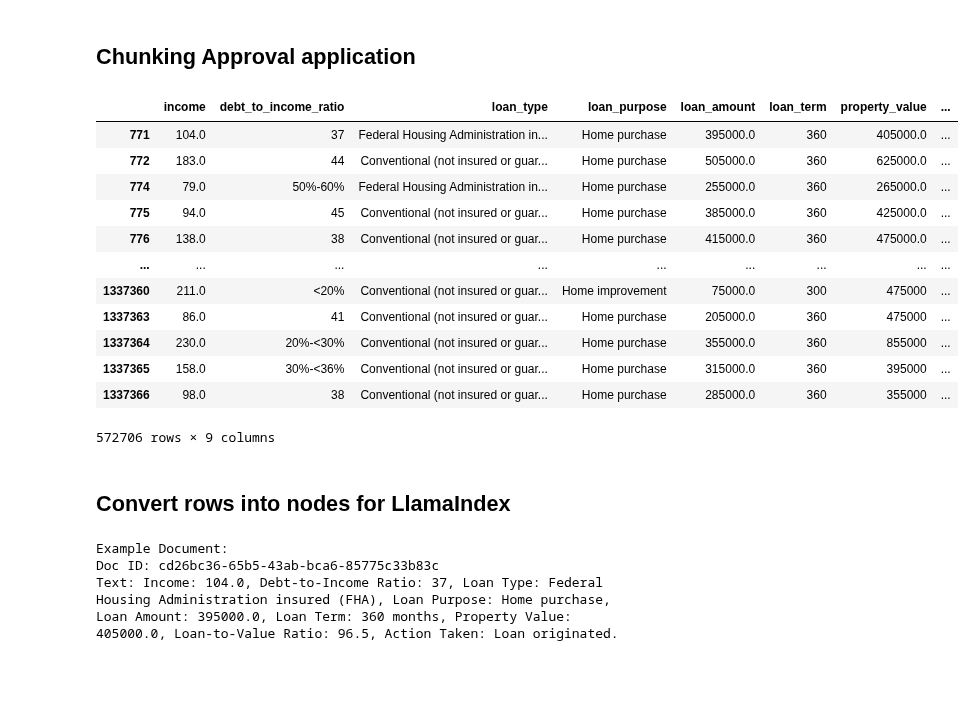
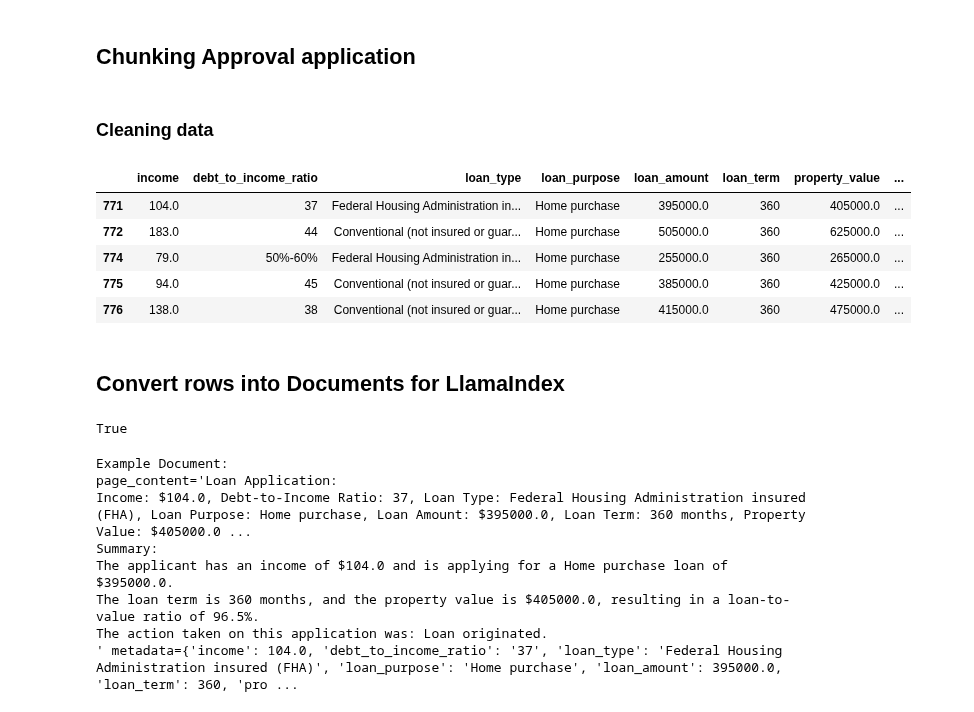
Before and after one commit to quochungtran/LLM-Intelligent-Document-Processing-in-Banking, a Jupyter notebook: notebooks/hmda_data_analyst.ipynb, the cells around one changed output. Saved outputs shown, nothing was run; the diff lists cells and outputs as text; code cells hidden in the pictures; blank space fills up the shorter version.

Commit message:
data ingestions analyst

```diff
--- a/notebooks/hmda_data_analyst.ipynb
+++ b/notebooks/hmda_data_analyst.ipynb
@@ -79,5 +53,7 @@ chunks = {
 # %% [markdown]
 ## Chunking Approval application
+# %% [markdown]
+### Cleaning data
 # %%
 # Mapping dictionary
 action_taken_mapping = {
@@ -130,20 +106,13 @@ approved_categories = [
 approved_applications        = df_org[df_org['action_taken_description'].isin(approved_categories)]
 loan_originated_applications = df_org[df_org['action_taken_description'].isin(['Loan originated'])]
 # %%
-loan_originated_applications
+loan_originated_applications.head()
 # %% [output]
 |  | income | debt_to_income_ratio | loan_type | loan_purpose | loan_amount | loan_term | property_value | ... |
 | 771 | 104.0 | 37 | Federal Housing Administration in... | Home purchase | 395000.0 | 360 | 405000.0 | ... |
 | 772 | 183.0 | 44 | Conventional (not insured or guar... | Home purchase | 505000.0 | 360 | 625000.0 | ... |
 | 774 | 79.0 | 50%-60% | Federal Housing Administration in... | Home purchase | 255000.0 | 360 | 265000.0 | ... |
 | 775 | 94.0 | 45 | Conventional (not insured or guar... | Home purchase | 385000.0 | 360 | 425000.0 | ... |
 | 776 | 138.0 | 38 | Conventional (not insured or guar... | Home purchase | 415000.0 | 360 | 475000.0 | ... |
-| ... | ... | ... | ... | ... | ... | ... | ... | ... |
-| 1337360 | 211.0 | <20% | Conventional (not insured or guar... | Home improvement | 75000.0 | 300 | 475000 | ... |
-| 1337363 | 86.0 | 41 | Conventional (not insured or guar... | Home purchase | 205000.0 | 360 | 475000 | ... |
-| 1337364 | 230.0 | 20%-<30% | Conventional (not insured or guar... | Home purchase | 355000.0 | 360 | 855000 | ... |
-| 1337365 | 158.0 | 30%-<36% | Conventional (not insured or guar... | Home purchase | 315000.0 | 360 | 395000 | ... |
-| 1337366 | 98.0 | 38 | Conventional (not insured or guar... | Home purchase | 285000.0 | 360 | 355000 | ... |
-572706 rows × 9 columns
 # %% [markdown]
-## Convert rows into nodes for LlamaIndex
+## Convert rows into Documents for LlamaIndex
@@ -152,20 +119,38 @@ from llama_index import
+# %%
+import os
+from dotenv import load_dotenv
+dotenv_path = ".env"
+load_dotenv(dotenv_path=dotenv_path)
+# %% [output]
+True
 # %%
-from llama_index.core import Document
-# Function to convert a dataframe row into a Document
+from langchain.schema import Document
+
+# Function to convert a dataframe row into a LangChain Document
 def row_to_document(row):
     """
-    Convert a dataframe row into a LlamaIndex Document object.
+    Convert a dataframe row into a LLama Document object for Pinecone upload.
     """
     # Combine relevant fields into a single content block
     content = (
-        f"Income: {row['income']}, Debt-to-Income Ratio: {row['debt_to_income_ratio']}, "
+        f"Loan Application: \n"
+        f"Income: ${row['income']}, Debt-to-Income Ratio: {row['debt_to_income_ratio']}, "
         f"Loan Type: {row['loan_type']}, Loan Purpose: {row['loan_purpose']}, "
-        f"Loan Amount: {row['loan_amount']}, Loan Term: {row['loan_term']} months, "
-        f"Property Value: {row['property_value']}, Loan-to-Value Ratio: {row['loan_to_value_ratio']}, "
+        f"Loan Amount: ${row['loan_amount']}, Loan Term: {row['loan_term']} months, "
+        f"Property Value: ${row['property_value']}, Loan-to-Value Ratio: {row['loan_to_value_ratio']}%, "
         f"Action Taken: {row['action_taken_description']}."
     )
 
-    # Add metadata (optional but useful for filtering or additional context)
+    summary = (
+        "\nSummary:\n"
+        f"The applicant has an income of ${row['income']} and is applying for a {row['loan_purpose']} loan of ${row['loan_amount']}.\n"
+        f"The loan term is {row['loan_term']} months, and the property value is ${row['property_value']}, resulting in a loan-to-value ratio of {row['loan_to_value_ratio']}%.\n"
+        f"The action taken on this application was: {row['action_taken_description']}.\n"
+    )
+
+    final_text = content + summary
+
+    # Add metadata for filtering and additional context
     metadata = {
         "income": row["income"],
         "debt_to_income_ratio": row["debt_to_income_ratio"],
@@ -175,13 +160,12 @@ def row_to_document(row):
         "loan_term": row["loan_term"],
         "property_value": row["property_value"],
         "loan_to_value_ratio": row["loan_to_value_ratio"],
-        "action_taken_description": row["action_taken_description"]
+        "action_taken_description": row["action_taken_description"],
     }
 
-    # Create a Document object
-    return Document(text=content, metadata=metadata)
+    return Document(page_content=final_text, metadata=metadata)
 
-# Convert all rows into Documents
+# Convert all rows from the DataFrame into LangChain Documents
 documents = [row_to_document(row) for _, row in loan_originated_applications.iterrows()]
 
 # Example of a single Document
@@ -189,8 +173,10 @@ print("Example Document:")
 print(documents[0])
 # %% [output]
 Example Document:
-Doc ID: cd26bc36-65b5-43ab-bca6-85775c33b83c
-Text: Income: 104.0, Debt-to-Income Ratio: 37, Loan Type: Federal
-Housing Administration insured (FHA), Loan Purpose: Home purchase,
-Loan Amount: 395000.0, Loan Term: 360 months, Property Value:
-405000.0, Loan-to-Value Ratio: 96.5, Action Taken: Loan originated.
+page_content='Loan Application:
+Income: $104.0, Debt-to-Income Ratio: 37, Loan Type: Federal Housing Administration insured (FHA), Loan Purpose: Home purchase, Loan Amount: $395000.0, Loan Term: 360 months, Property Value: $405000.0 ...
+Summary:
+The applicant has an income of $104.0 and is applying for a Home purchase loan of $395000.0.
+The loan term is 360 months, and the property value is $405000.0, resulting in a loan-to-value ratio of 96.5%.
+The action taken on this application was: Loan originated.
+' metadata={'income': 104.0, 'debt_to_income_ratio': '37', 'loan_type': 'Federal Housing Administration insured (FHA)', 'loan_purpose': 'Home purchase', 'loan_amount': 395000.0, 'loan_term': 360, 'pro ...
```
Also changed, not shown: parts of 7 cells of this notebook, 4 other files.
